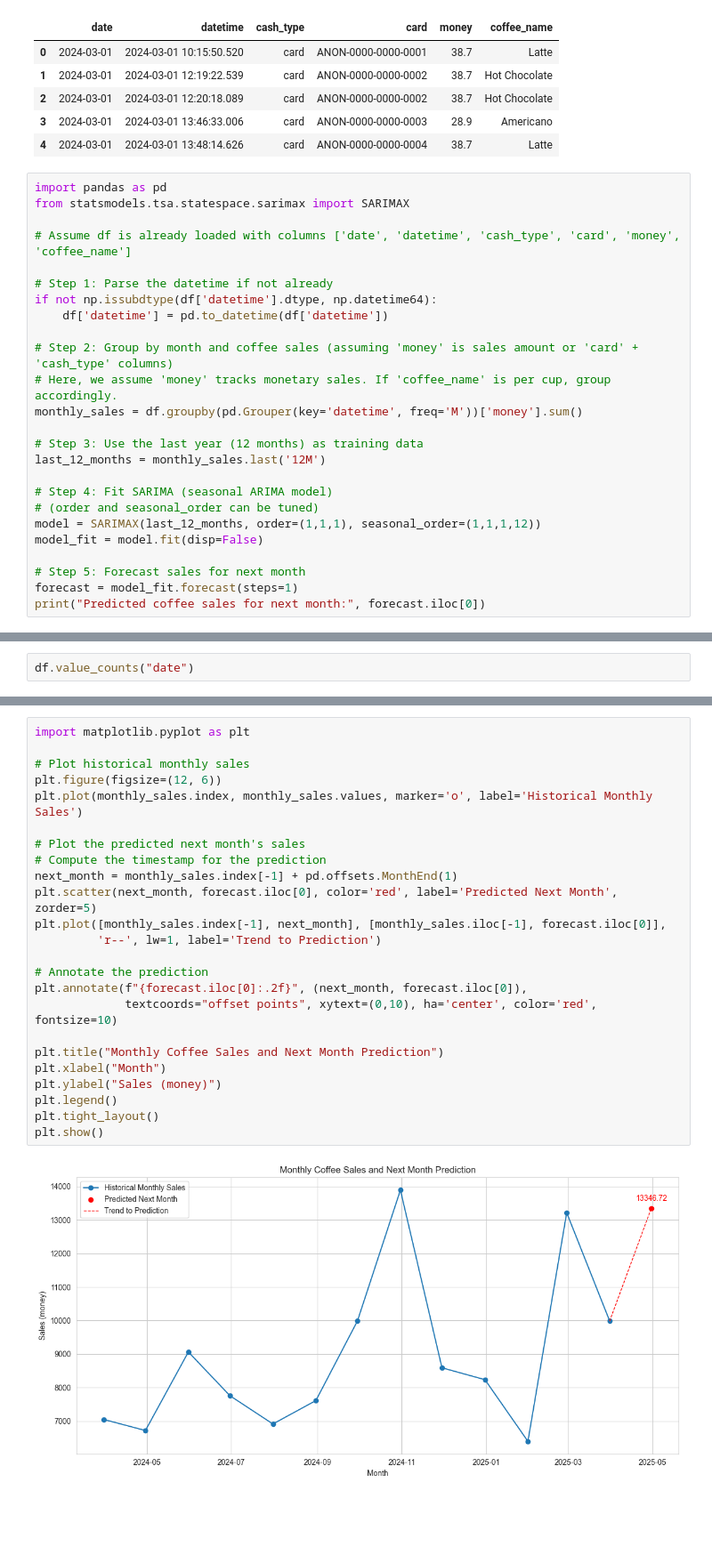
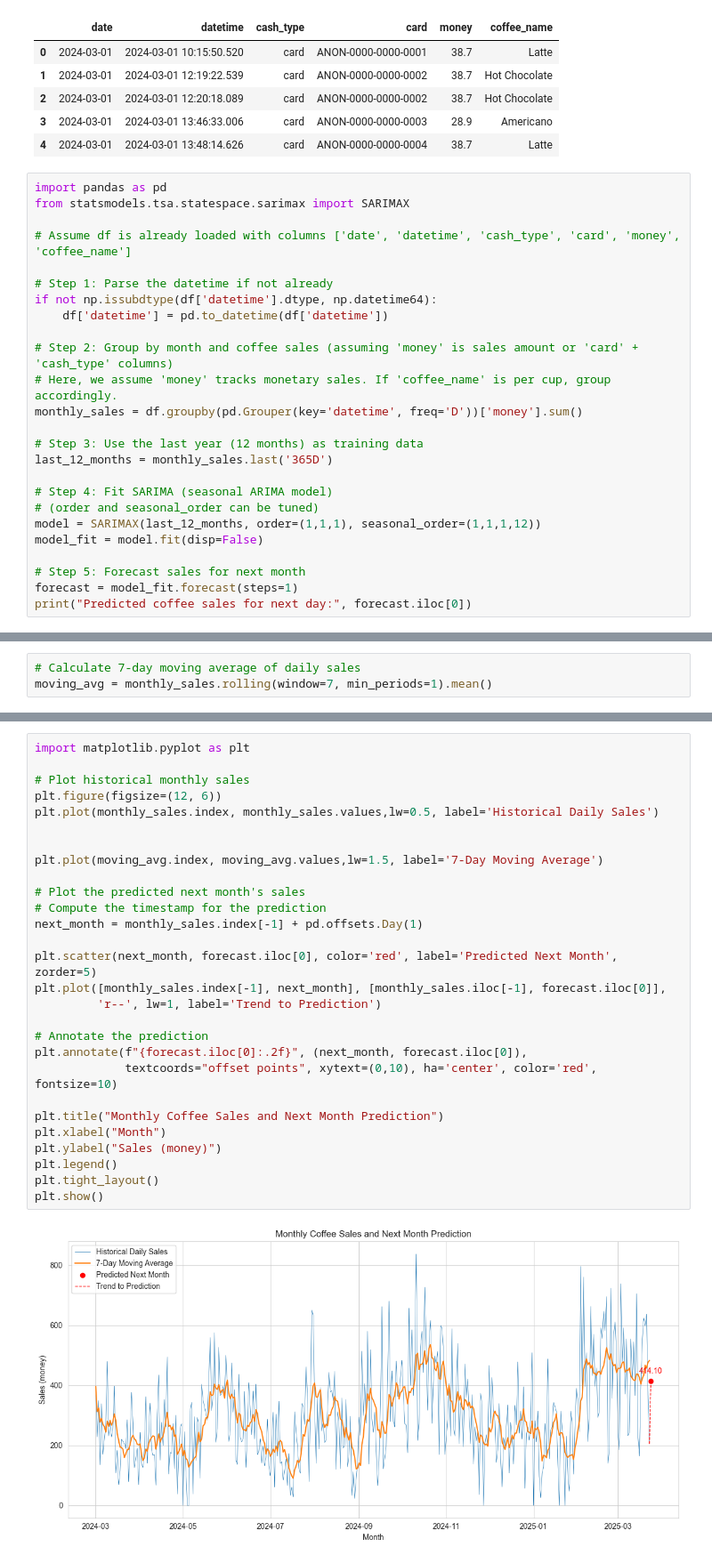
Before and after one commit to ZhuZiLiBryan/ECE143_Group_15_Project, a Jupyter notebook: mg.ipynb, the cells around one changed output, grey strips where cells are left out. Shown at 89% size. Cells and saved outputs as stored; diff of their text form; blank space fills up the shorter version.

```diff
--- a/mg.ipynb
+++ b/mg.ipynb
@@ -30,10 +30,10 @@ if not np.issubdtype(df['datetime'].dtype, np.datetime64):
 
 # Step 2: Group by month and coffee sales (assuming 'money' is sales amount or 'card' + 'cash_type' columns)
 # Here, we assume 'money' tracks monetary sales. If 'coffee_name' is per cup, group accordingly.
-monthly_sales = df.groupby(pd.Grouper(key='datetime', freq='M'))['money'].sum()
+monthly_sales = df.groupby(pd.Grouper(key='datetime', freq='D'))['money'].sum()
 
 # Step 3: Use the last year (12 months) as training data
-last_12_months = monthly_sales.last('12M')
+last_12_months = monthly_sales.last('365D')
 
 # Step 4: Fit SARIMA (seasonal ARIMA model)
 # (order and seasonal_order can be tuned)
@@ -42,5 +42,5 @@ model_fit = model.fit(disp=False)
 
 # Step 5: Forecast sales for next month
 forecast = model_fit.forecast(steps=1)
-print("Predicted coffee sales for next month:", forecast.iloc[0])
+print("Predicted coffee sales for next day:", forecast.iloc[0])
 # %% [output]
@@ -48,2 +48,3 @@ Predicted coffee sales for next month: 13346.72168013916
 # %%
-df.value_counts("date")
+# Calculate 7-day moving average of daily sales
+moving_avg = monthly_sales.rolling(window=7, min_periods=1).mean()
@@ -64,29 +51,33 @@ Length: 381, dtype: int64
 # %%
 import matplotlib.pyplot as plt
 
 # Plot historical monthly sales
 plt.figure(figsize=(12, 6))
-plt.plot(monthly_sales.index, monthly_sales.values, marker='o', label='Historical Monthly Sales')
+plt.plot(monthly_sales.index, monthly_sales.values,lw=0.5, label='Historical Daily Sales')
+
+
+plt.plot(moving_avg.index, moving_avg.values,lw=1.5, label='7-Day Moving Average')
 
 # Plot the predicted next month's sales
 # Compute the timestamp for the prediction
-next_month = monthly_sales.index[-1] + pd.offsets.MonthEnd(1)
+next_month = monthly_sales.index[-1] + pd.offsets.Day(1)
+
 plt.scatter(next_month, forecast.iloc[0], color='red', label='Predicted Next Month', zorder=5)
 plt.plot([monthly_sales.index[-1], next_month], [monthly_sales.iloc[-1], forecast.iloc[0]],
          'r--', lw=1, label='Trend to Prediction')
 
 # Annotate the prediction
 plt.annotate(f"{forecast.iloc[0]:.2f}", (next_month, forecast.iloc[0]),
              textcoords="offset points", xytext=(0,10), ha='center', color='red', fontsize=10)
 
 plt.title("Monthly Coffee Sales and Next Month Prediction")
 plt.xlabel("Month")
 plt.ylabel("Sales (money)")
 plt.legend()
 plt.tight_layout()
 plt.show()
 # %% [output]
-[figure, old version]
+[figure, new version]
 # %%
 # Predict the most sold coffee for next month
 
```
Also changed, not shown: parts of 5 cells of this notebook.
